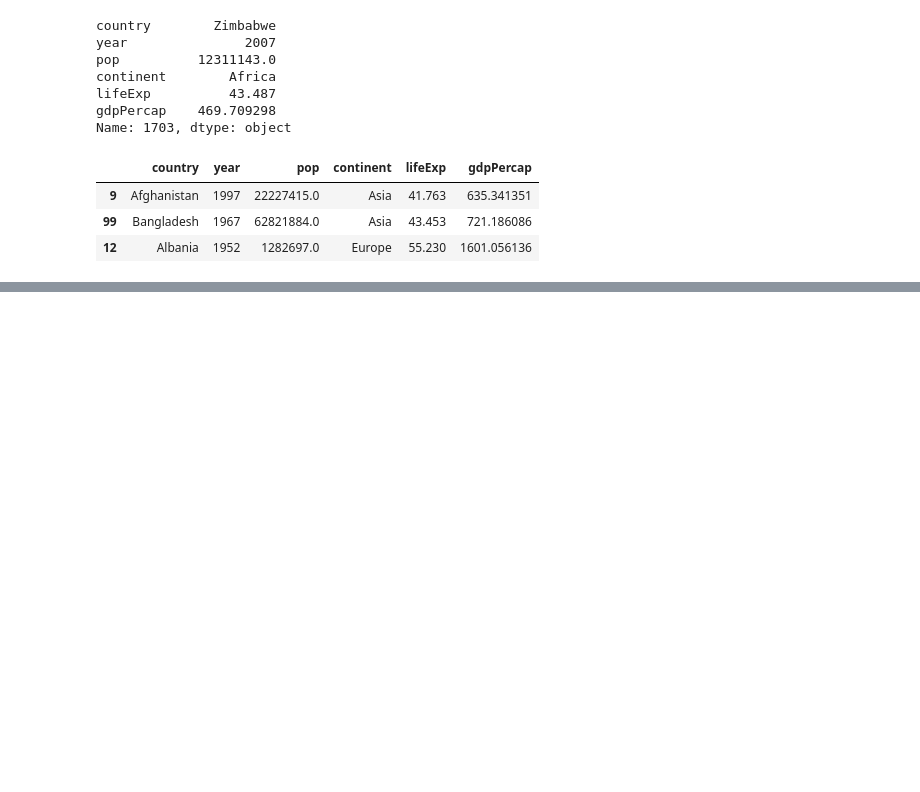
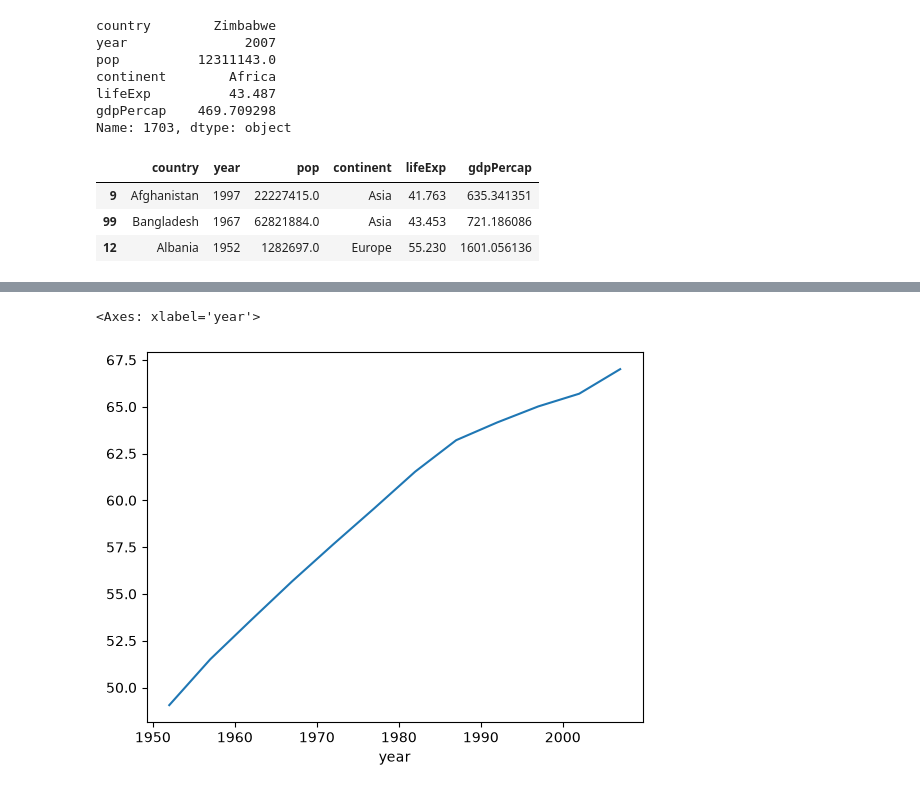
Before and after one commit to amanmuarya/Data_Analytics_with_Python, a Jupyter notebook: 1--WEEK/Python Fundamentals - II.ipynb, the cells around one changed output, grey strips where cells are left out. Cells and saved outputs as stored; diff of their text form; code cells hidden in the pictures; blank space fills up the shorter version.

```diff
--- a/1--WEEK/Python Fundamentals - II.ipynb
+++ b/1--WEEK/Python Fundamentals - II.ipynb
@@ -70,0 +215,2 @@ df.iloc[[9,99,12]]  # same comand --  print(df.iloc[[9,99,12]])
+# %%
+global_yearly_life = df.groupby('year' )['lifeExp'].mean()
@@ -70,0 +234,5 @@ df.iloc[[9,99,12]]  # same comand --  print(df.iloc[[9,99,12]])
+# %%
+global_yearly_life.plot()
+# %% [output]
+<Axes: xlabel='year'>
+[figure, added]
```
Also changed, not shown: parts of 17 cells of this notebook.
